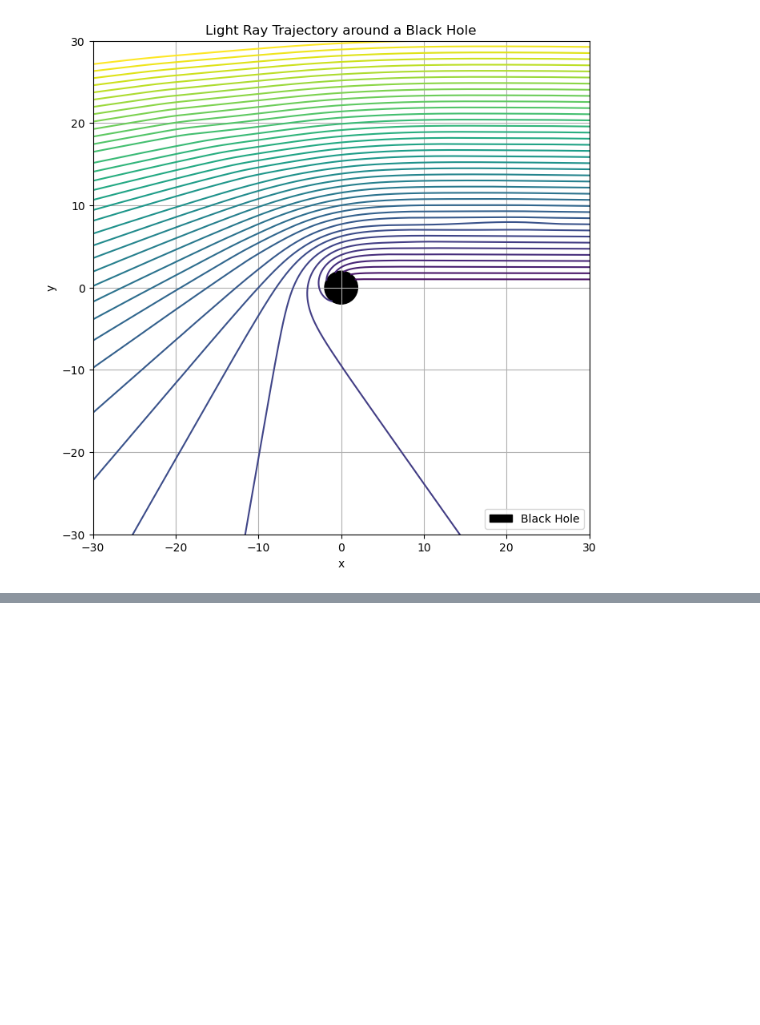
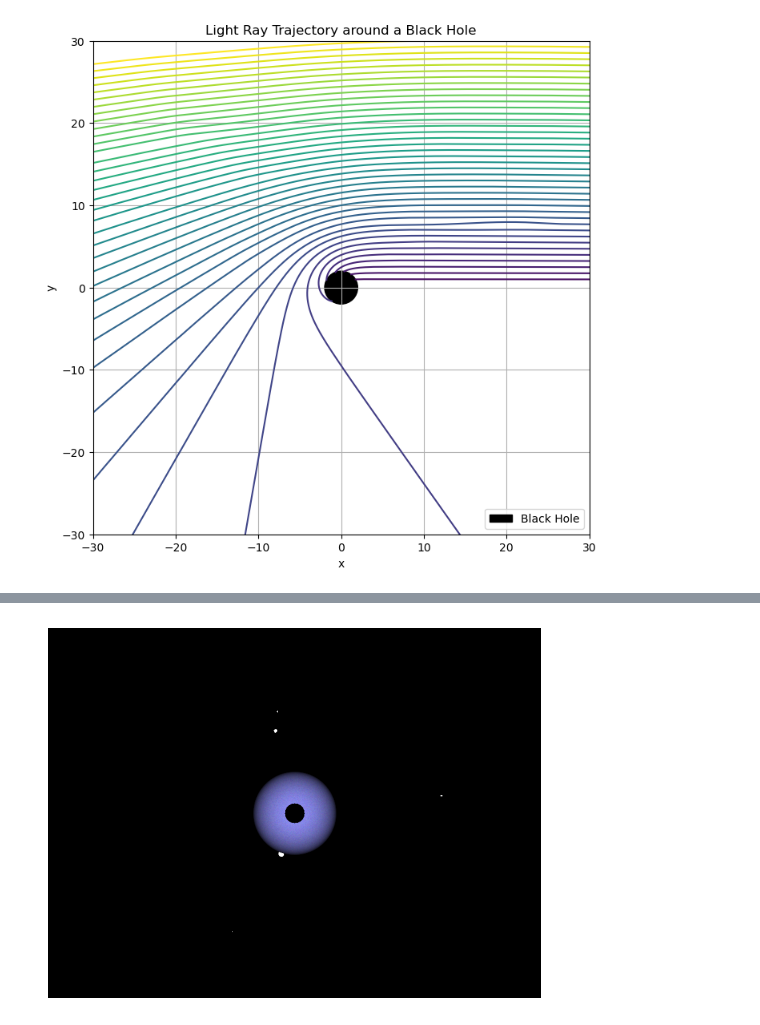
Before and after one commit to Johnny880724/BH3D, a Jupyter notebook: BH3D.ipynb, the cells around one changed output, grey strips where cells are left out. Saved outputs shown, nothing was run; the diff lists cells and outputs as text; code cells hidden in the pictures; blank space fills up the shorter version.

```diff
--- a/BH3D.ipynb
+++ b/BH3D.ipynb
@@ -66,37 +66,3 @@ plt.show()
-# %%
-import numpy as np
-import matplotlib.pyplot as plt
-# from mpl_toolkits.mplot3d import Axes3D
-
-# Constants
-M = 1.0  # Mass of the black hole
-rs = M / 2  # Schwarzschild radius in natural units (c = G = 1)
-
-# Create a grid of points in isotropic coordinates
-r = np.linspace(rs / 2, 10 * rs, 500)
-theta = np.linspace(0, np.pi, 500)
-phi = np.linspace(0, 2 * np.pi, 500)
-r, theta, phi = np.meshgrid(r, theta, phi)
-
-# Convert to Cartesian coordinates
-x = r * np.sin(theta) * np.cos(phi)
-y = r * np.sin(theta) * np.sin(phi)
-z = r * np.cos(theta)
-
-# Calculate the isotropic Schwarzschild metric components
-psi = (1 + M / (2 * r)) / (1 - M / (2 * r))
-g_tt = -(1 - M / (2 * r))**2 / (1 + M / (2 * r))**2
-g_rr = psi**4
-
-# Plot the spacetime curvature
-# fig = plt.figure(figsize=(10, 8))
-# ax = fig.add_subplot(111, projection='3d')
-# ax.plot_surface(x[:, :, 0], y[:, :, 0], g_tt[:, :, 0], cmap='inferno')
-# ax.set_title('Spacetime Curvature around a Black Hole in Isotropic Coordinates')
-# ax.set_xlabel('x')
-# ax.set_ylabel('y')
-# ax.set_zlabel('g_tt')
-# plt.show()
 # %%
 # solve geodesics for photons in Schwarzschild metric
 import numpy as np
@@ -232,0 +498,8 @@ plt.show()
+# %%
+# Display the image
+import matplotlib.pyplot as plt
+plt.imshow(np.clip(image, 0, 1))
+plt.axis('off')
+plt.show()
+# %% [output]
+[figure, added]
```
Also changed, not shown: parts of 17 cells of this notebook.
